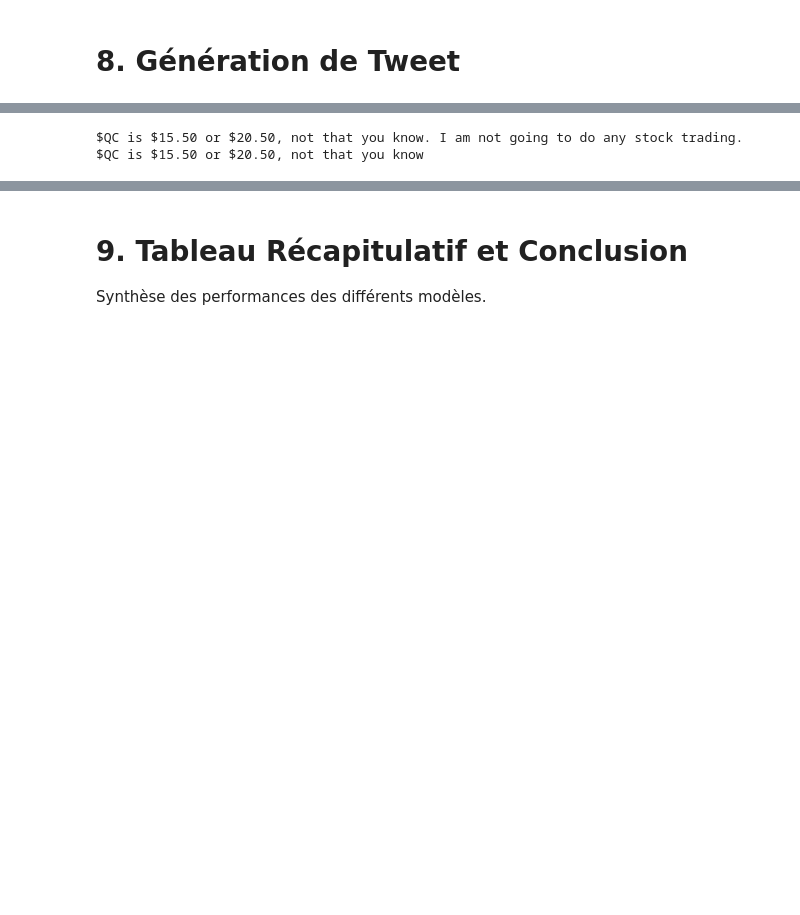
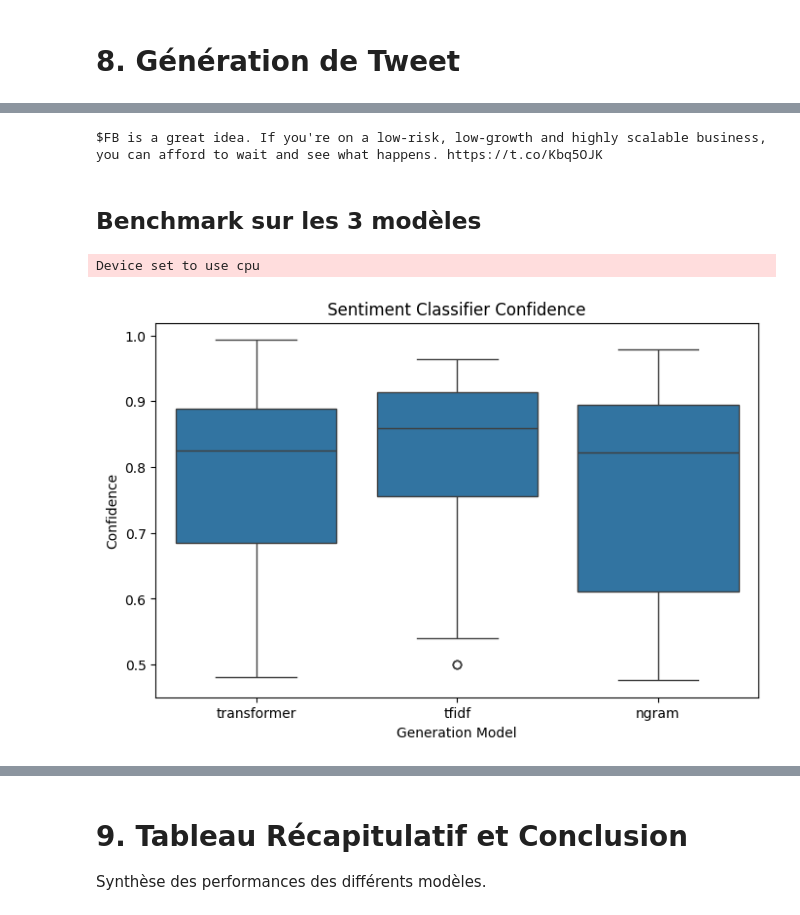
Before and after one commit to Wassbdr/twitter-sentiment-analysis, a Jupyter notebook: src/data.ipynb, the cells around one changed output, grey strips where cells are left out. Drawn from its saved outputs; the diff is of its cells as text; code cells hidden in the pictures; blank space fills up the shorter version.

Commit message:
feat: benchmark gen

```diff
--- a/src/data.ipynb
+++ b/src/data.ipynb
@@ -1231,6 +1378,56 @@ def generate_tweet_finetuned(sentiment="positive", max_length=50):
     )
     return tokenizer.decode(outputs[0], skip_special_tokens=True).replace(prompt, "").strip()
 
-print(generate_tweet_finetuned("negative"))
+print(generate_tweet_finetuned("positive"))
 # %% [output]
-$QC is $15.50 or $20.50, not that you know. I am not going to do any stock trading. $QC is $15.50 or $20.50, not that you know
+$FB is a great idea. If you're on a low-risk, low-growth and highly scalable business, you can afford to wait and see what happens. https://t.co/Kbq5OJK
+# %% [markdown]
+## Benchmark sur les 3 modèles
+# %%
+import matplotlib.pyplot as plt
+import seaborn as sns
+import pandas as pd
+import torch
+from transformers import pipeline
+
+#On utilise un classifier externe pour mesurer notre génération
+sentiment_analyzer = pipeline("sentiment-analysis", model="cardiffnlp/twitter-roberta-base-sentiment")
+
+def evaluate_model(generator_func, model_name, sentiments=("positive", "negative", "neutral"), n=30):
+    records = []
+
+    for sentiment in sentiments:
+        for _ in range(n):
+            tweet = generator_func(sentiment)
+            pred = sentiment_analyzer(tweet)[0]
+            predicted_sentiment = pred['label'].lower()
+            score = pred['score']
+
+            records.append({
+                "model": model_name,
+                "intended_sentiment": sentiment,
+                "generated_tweet": tweet,
+                "predicted_sentiment": predicted_sentiment,
+                "confidence": score,
+                "length": len(tweet.split()),
+                "vocab_size": len(set(tweet.lower().split()))
+            })
+
+    return pd.DataFrame(records)
+
+df1 = evaluate_model(generate_tweet_finetuned, "transformer")
+df2 = evaluate_model(generate_tweet_tfidf, "tfidf")
+df3 = evaluate_model(generate_tweet_ngram, "ngram")
+
+results_df = pd.concat([df1, df2, df3], ignore_index=True)
+# %% [output]
+Device set to use cpu
+# %%
+plt.figure(figsize=(8, 5))
+sns.boxplot(data=results_df, x="model", y="confidence")
+plt.title("Sentiment Classifier Confidence")
+plt.ylabel("Confidence")
+plt.xlabel("Generation Model")
+plt.show()
+# %% [output]
+[figure, added]
```
Also changed, not shown: parts of 8 cells of this notebook, 1 other file.
